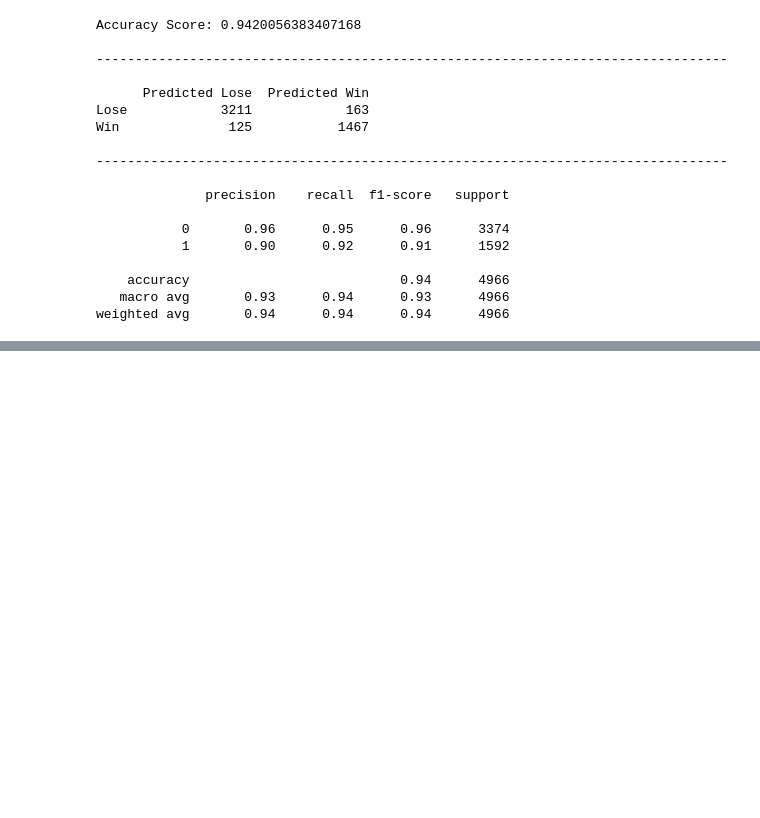
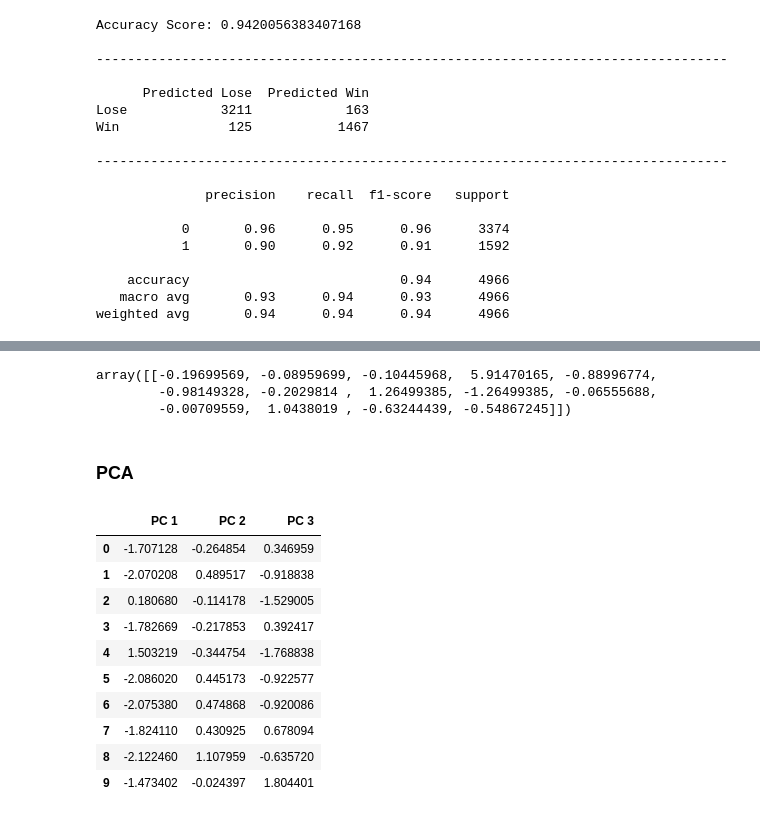
Before and after one commit to armyofkittens/Analyze-This-Campaign-Finance-Analysis, a Jupyter notebook: ML_modeling_v1.ipynb, the cells around one changed output, grey strips where cells are left out. Drawn from its saved outputs; the diff is of its cells as text; code cells hidden in the pictures; blank space fills up the shorter version.

```diff
--- a/ML_modeling_v1.ipynb
+++ b/ML_modeling_v1.ipynb
@@ -284,0 +358,10 @@ weighted avg       0.94      0.94      0.94      4966
+# %%
+# Standardize data
+X_scaled = StandardScaler().fit_transform(X)
+X_scaled[0:1]
+# %% [output]
+array([[-0.19699569, -0.08959699, -0.10445968,  5.91470165, -0.88996774,
+        -0.98149328, -0.2029814 ,  1.26499385, -1.26499385, -0.06555688,
+        -0.00709559,  1.0438019 , -0.63244439, -0.54867245]])
+# %% [markdown]
+### PCA
@@ -284,0 +372,16 @@ weighted avg       0.94      0.94      0.94      4966
+# %%
+# Create a DataFrame with the three principal components.
+pca_df = pd.DataFrame(data=cand_pca, columns=["PC 1", "PC 2", "PC 3"], index=df_clust.index)
+pca_df.head(10)
+# %% [output]
+|  | PC 1 | PC 2 | PC 3 |
+| 0 | -1.707128 | -0.264854 | 0.346959 |
+| 1 | -2.070208 | 0.489517 | -0.918838 |
+| 2 | 0.180680 | -0.114178 | -1.529005 |
+| 3 | -1.782669 | -0.217853 | 0.392417 |
+| 4 | 1.503219 | -0.344754 | -1.768838 |
+| 5 | -2.086020 | 0.445173 | -0.922577 |
+| 6 | -2.075380 | 0.474868 | -0.920086 |
+| 7 | -1.824110 | 0.430925 | 0.678094 |
+| 8 | -2.122460 | 1.107959 | -0.635720 |
+| 9 | -1.473402 | -0.024397 | 1.804401 |
```
Also changed, not shown: parts of 16 cells of this notebook.
